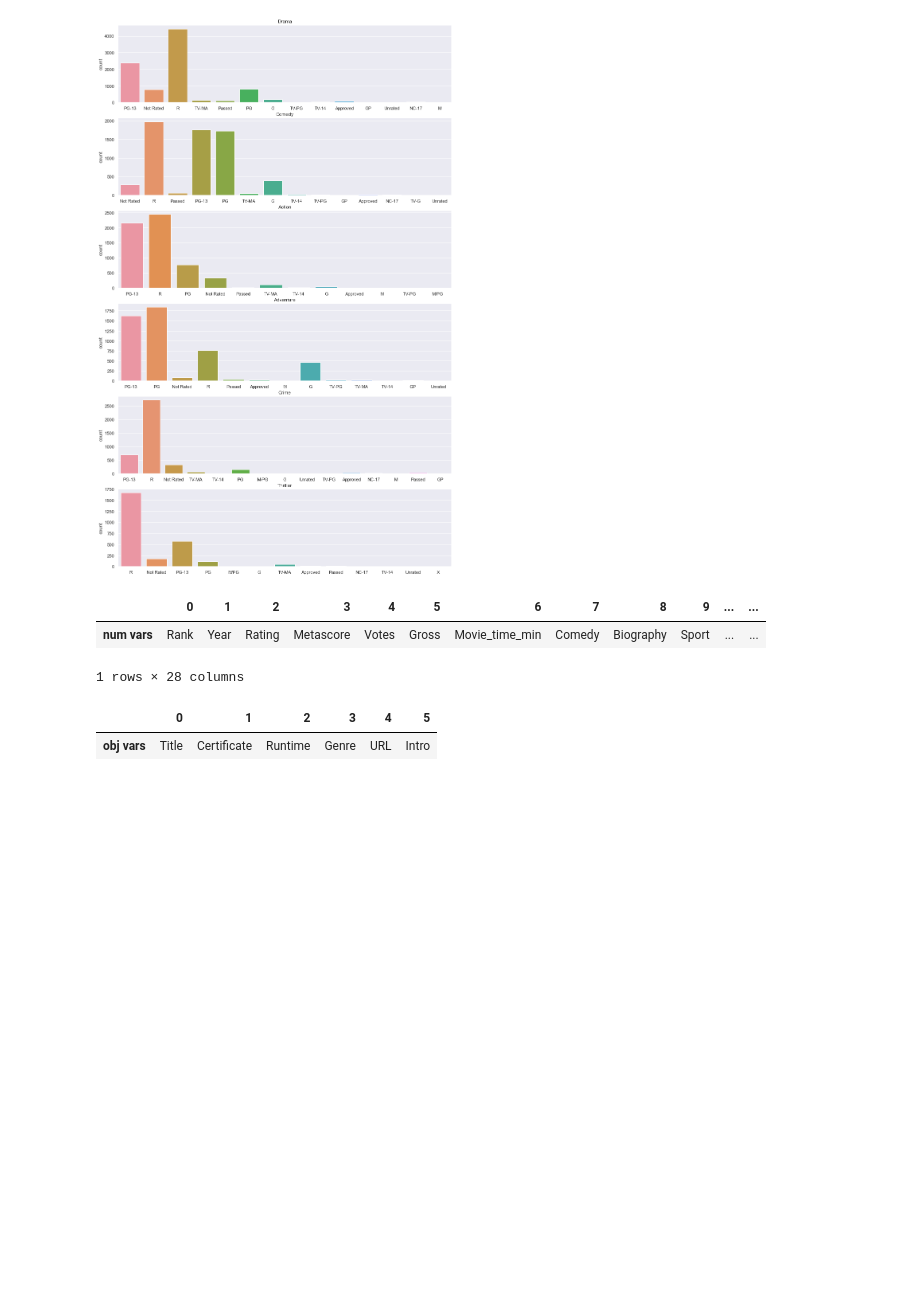
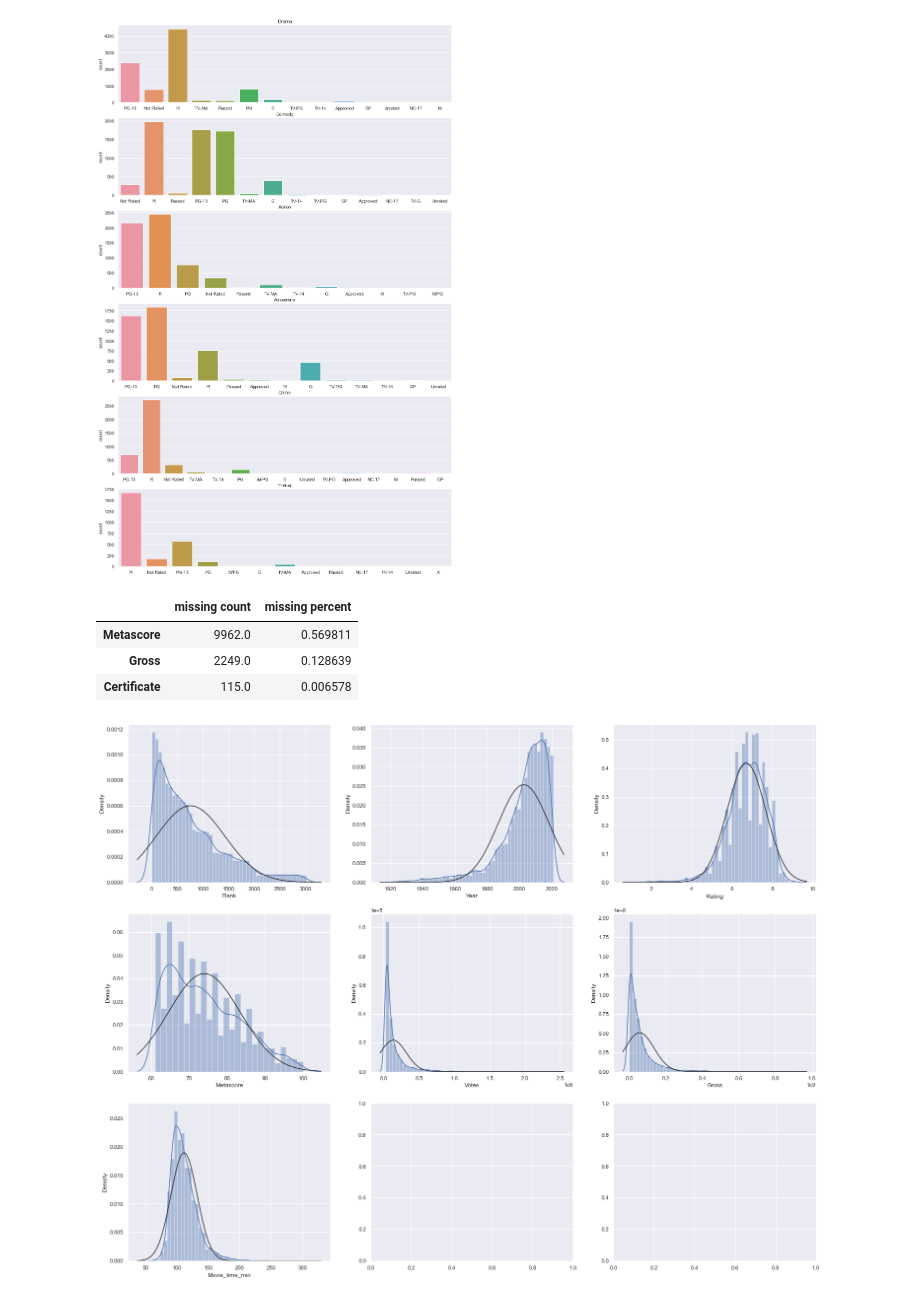
Before and after one commit to amoroma-bb/IMDb-Scrap-EDA, a Jupyter notebook: IMDb-Data Analysis.ipynb, the cells around one changed output. Cells and saved outputs as stored; diff of their text form; code cells hidden in the pictures; blank space fills up the shorter version.

```diff
--- a/IMDb-Data Analysis.ipynb
+++ b/IMDb-Data Analysis.ipynb
@@ -411,12 +434,25 @@ num_vars = data.columns[data.dtypes != 'object']
 obj_vars = data.columns[data.dtypes == 'object']
 
 pd.DataFrame(num_vars, columns=['num vars']).T
+continuous_vars = ['Rank','Year','Rating','Metascore','Votes','Gross','Movie_time_min']
-# %% [output]
-|  | 0 | 1 | 2 | 3 | 4 | 5 | 6 | 7 | 8 | 9 | ... | ... |
-| num vars | Rank | Year | Rating | Metascore | Votes | Gross | Movie_time_min | Comedy | Biography | Sport | ... | ... |
-1 rows × 28 columns
 # %%
 pd.DataFrame(obj_vars, columns=['obj vars']).T
+nominal_vars = ['Title', 'Certificate','Runtime','Genre','URL','Intro']
-# %% [output]
-|  | 0 | 1 | 2 | 3 | 4 | 5 |
-| obj vars | Title | Certificate | Runtime | Genre | URL | Intro |
+# %%
+cnt_missing = data.isnull().sum().sort_values(ascending=False)
+cnt_percent = cnt_missing / data.shape[0]
+
+missing_table = pd.DataFrame([cnt_missing, cnt_percent],index=['missing count','missing percent']).T
+missing_table = missing_table[missing_table['missing count'] > 0]
+missing_table
+# %% [output]
+|  | missing count | missing percent |
+| Metascore | 9962.0 | 0.569811 |
+| Gross | 2249.0 | 0.128639 |
+| Certificate | 115.0 | 0.006578 |
+# %%
+f, ax = plt.subplots(3, 3, figsize=(25, 20))
+for i, c in enumerate(continuous_vars):
+    sns.distplot(data[c], fit=norm, ax=ax[i//3, i%3])
+# %% [output]
+[figure, added]
```
Also changed, not shown: parts of 37 cells of this notebook, 1 other file.
